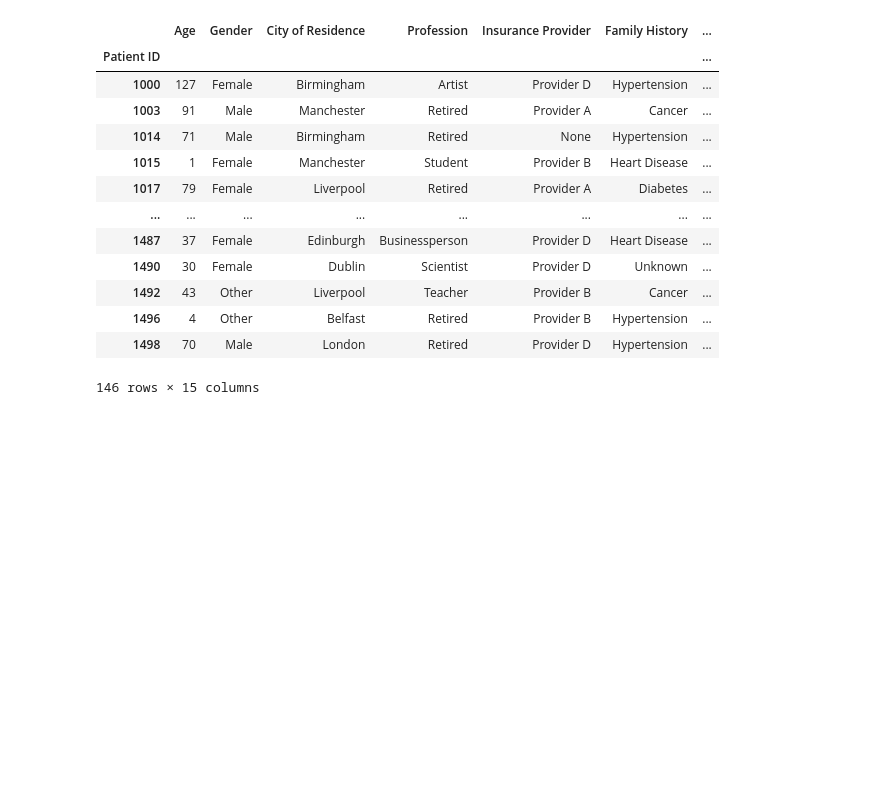
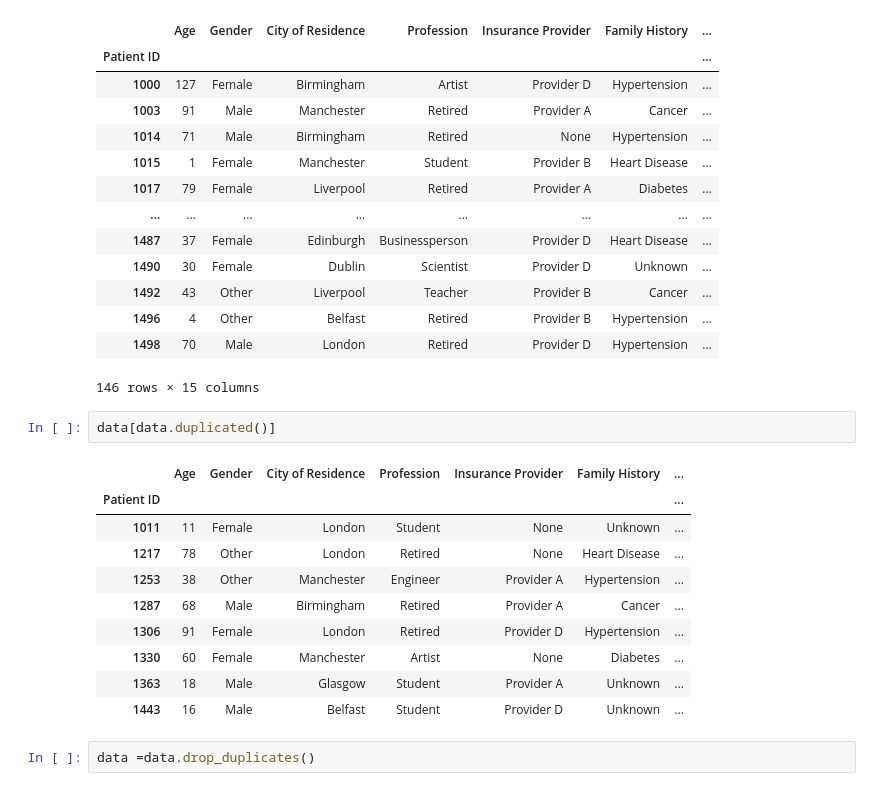
Before and after one commit to amdbsilva/pre-processing, a Jupyter notebook: projeto de datapreprocessing.ipynb, the cells around one changed output. Drawn from its saved outputs; the diff is of its cells as text; blank space fills up the shorter version.

```diff
--- a/projeto de datapreprocessing.ipynb
+++ b/projeto de datapreprocessing.ipynb
@@ -885,3 +885,18 @@ data[data['Insurance Coverage']>300]
 | 1496 | 4 | Other | Belfast | Retired | Provider B | Hypertension | ... |
 | 1498 | 70 | Male | London | Retired | Provider D | Hypertension | ... |
 146 rows × 15 columns
+# %%
+data[data.duplicated()]
+# %% [output]
+|  | Age | Gender | City of Residence | Profession | Insurance Provider | Family History | ... |
+| Patient ID |  |  |  |  |  |  | ... |
+| 1011 | 11 | Female | London | Student | None | Unknown | ... |
+| 1217 | 78 | Other | London | Retired | None | Heart Disease | ... |
+| 1253 | 38 | Other | Manchester | Engineer | Provider A | Hypertension | ... |
+| 1287 | 68 | Male | Birmingham | Retired | Provider A | Cancer | ... |
+| 1306 | 91 | Female | London | Retired | Provider D | Hypertension | ... |
+| 1330 | 60 | Female | Manchester | Artist | None | Diabetes | ... |
+| 1363 | 18 | Male | Glasgow | Student | Provider A | Unknown | ... |
+| 1443 | 16 | Male | Belfast | Student | Provider D | Unknown | ... |
+# %%
+data =data.drop_duplicates()
```
Also changed, not shown: parts of 6 cells of this notebook.
